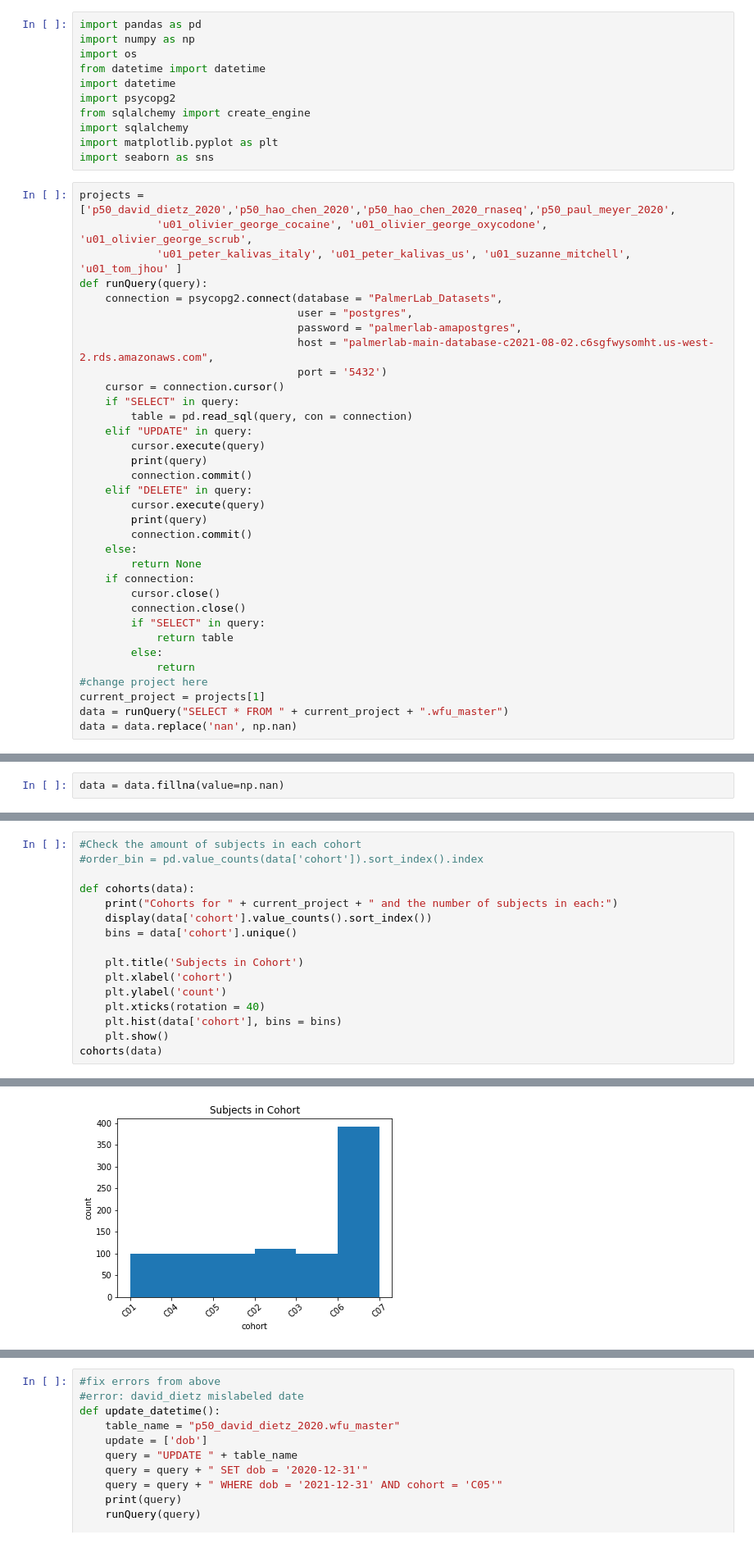
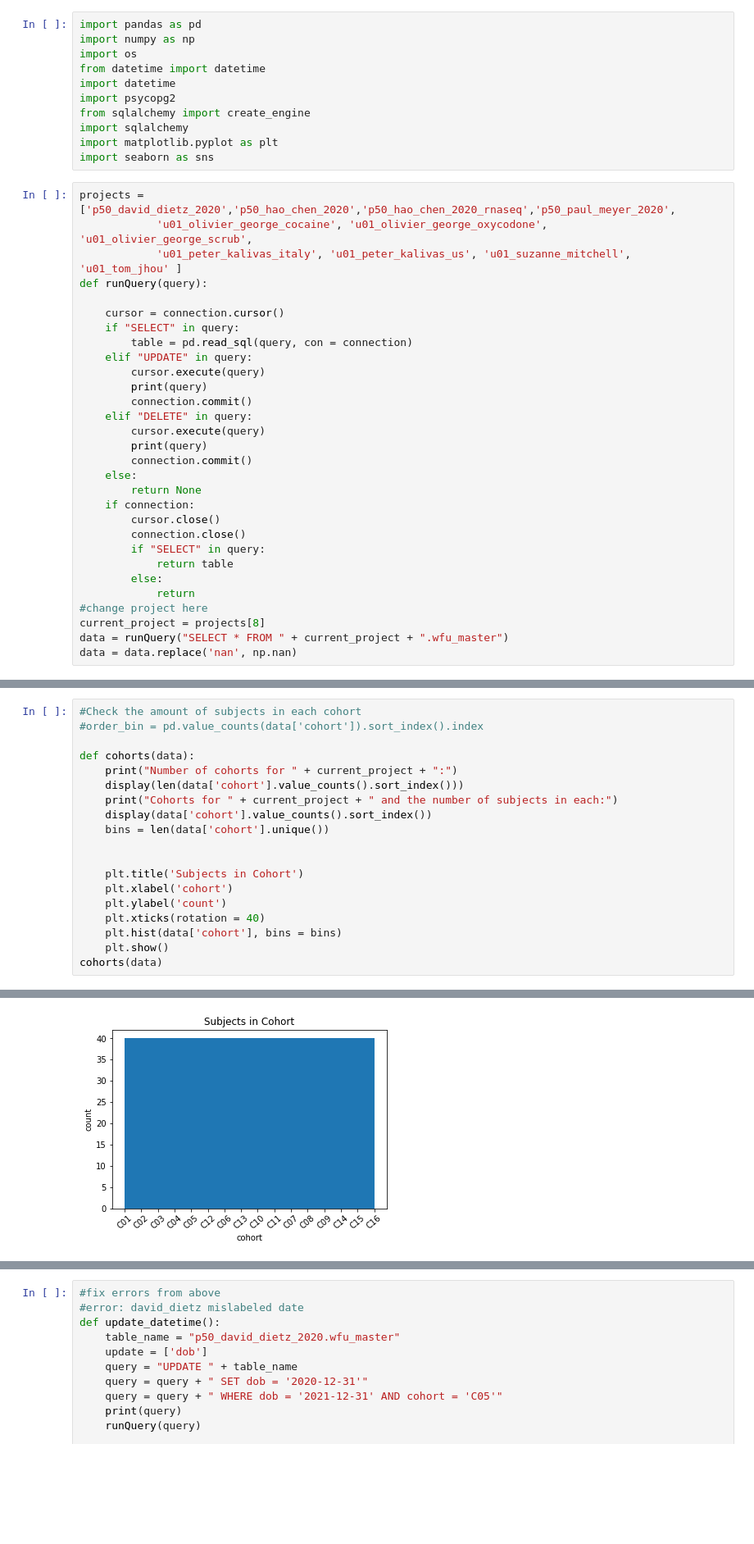
Before and after one commit to Shaezzer/PalmerLab, a Jupyter notebook: QC_WFU_Master.ipynb, the cells around one changed output, grey strips where cells are left out. Shown at 82% size. Drawn from its saved outputs; the diff is of its cells as text; blank space fills up the shorter version.

```diff
--- a/QC_WFU_Master.ipynb
+++ b/QC_WFU_Master.ipynb
@@ -14,11 +14,7 @@ projects = ['p50_david_dietz_2020','p50_hao_chen_2020','p50_hao_chen_2020_rnaseq
             'u01_olivier_george_cocaine', 'u01_olivier_george_oxycodone', 'u01_olivier_george_scrub',
             'u01_peter_kalivas_italy', 'u01_peter_kalivas_us', 'u01_suzanne_mitchell', 'u01_tom_jhou' ]
 def runQuery(query):
-    connection = psycopg2.connect(database = "PalmerLab_Datasets",
-                                  user = "postgres",
-                                  password = "palmerlab-amapostgres",
-                                  host = "palmerlab-main-database-c2021-08-02.c6sgfwysomht.us-west-2.rds.amazonaws.com",
-                                  port = '5432')
+
     cursor = connection.cursor()
     if "SELECT" in query:
         table = pd.read_sql(query, con = connection)
@@ -40,7 +36,7 @@ def runQuery(query):
         else:
             return
 #change project here
-current_project = projects[1]
+current_project = projects[8]
 data = runQuery("SELECT * FROM " + current_project + ".wfu_master")
 data = data.replace('nan', np.nan)
 # %%
@@ -82,5 +78,3 @@ shipmentage
 weanage
 comments
 resolution
-# %%
-data = data.fillna(value=np.nan)
@@ -150,9 +139,12 @@ Incorrect Shipment Age:
 #order_bin = pd.value_counts(data['cohort']).sort_index().index
 
 def cohorts(data):
+    print("Number of cohorts for " + current_project + ":")
+    display(len(data['cohort'].value_counts().sort_index()))
     print("Cohorts for " + current_project + " and the number of subjects in each:")
     display(data['cohort'].value_counts().sort_index())
-    bins = data['cohort'].unique()
+    bins = len(data['cohort'].unique())
+
 
     plt.title('Subjects in Cohort')
     plt.xlabel('cohort')
@@ -174,4 +177,4 @@ Name: cohort, dtype: int64
-[figure, old version]
+[figure, new version]
 # %%
 #count the number of sires and dames in each cohort
 #count how many of those sires and dames are unique meaning that multiple sires and dames had more than one child
```
Also changed, not shown: parts of 24 cells of this notebook.
